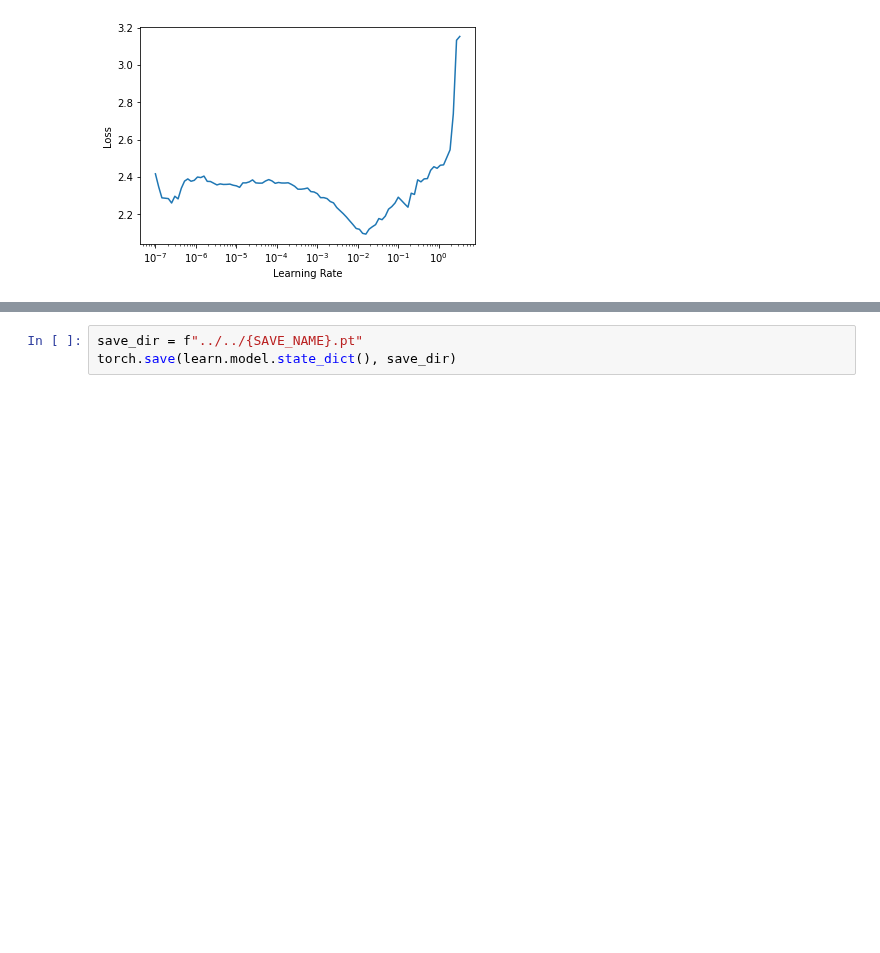
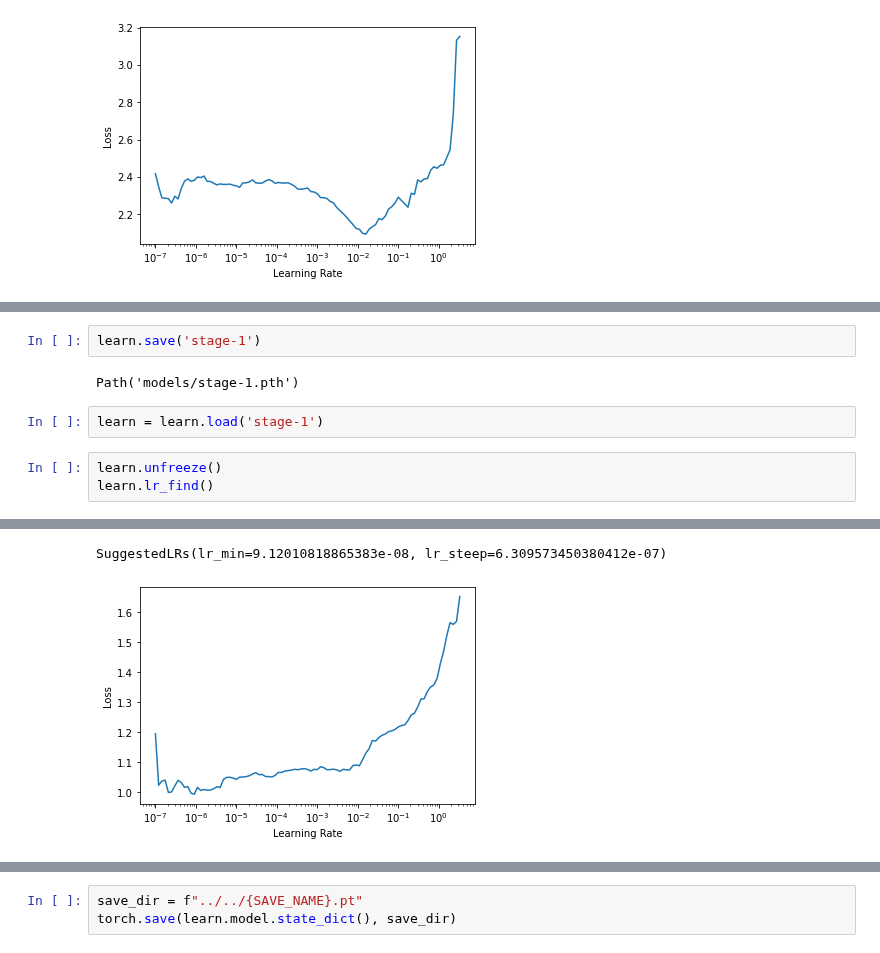
Before and after one commit to benihime91/leaf-disease-classification-kaggle, a Jupyter notebook: nbs/resnext50_32x4d-mish-ranger-labelsmoothing-mixup.ipynb, the cells around one changed output, grey strips where cells are left out. Cells and saved outputs as stored; diff of their text form; blank space fills up the shorter version.

```diff
--- a/nbs/resnext50_32x4d-mish-ranger-labelsmoothing-mixup.ipynb
+++ b/nbs/resnext50_32x4d-mish-ranger-labelsmoothing-mixup.ipynb
@@ -136,0 +136,10 @@ learn.fit_flat_cos(2, 2e-03, wd=0.3, cbs=[MixUp(), GradientAccumulation(n_acc=4*
+# %%
+learn.save('stage-1')
+# %% [output]
+Path('models/stage-1.pth')
+# %%
+learn = learn.load('stage-1')
+# %%
+learn.unfreeze()
+learn.lr_find()
+# %% [output]
@@ -136,0 +147,2 @@ learn.fit_flat_cos(2, 2e-03, wd=0.3, cbs=[MixUp(), GradientAccumulation(n_acc=4*
+SuggestedLRs(lr_min=9.12010818865383e-08, lr_steep=6.309573450380412e-07)
+[figure, added]
```
Also changed, not shown: parts of 10 cells of this notebook.
